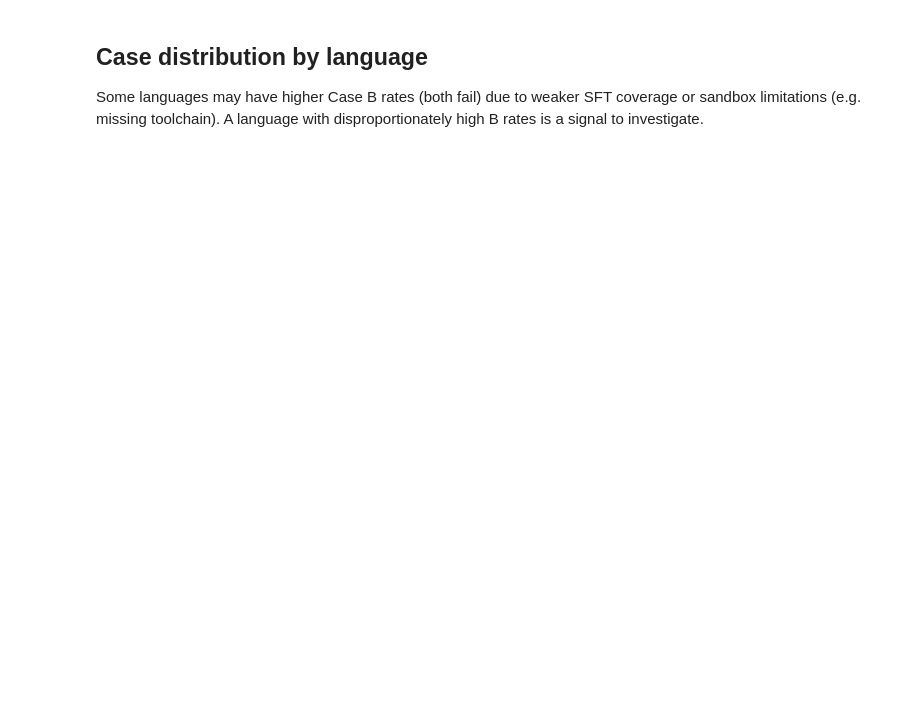
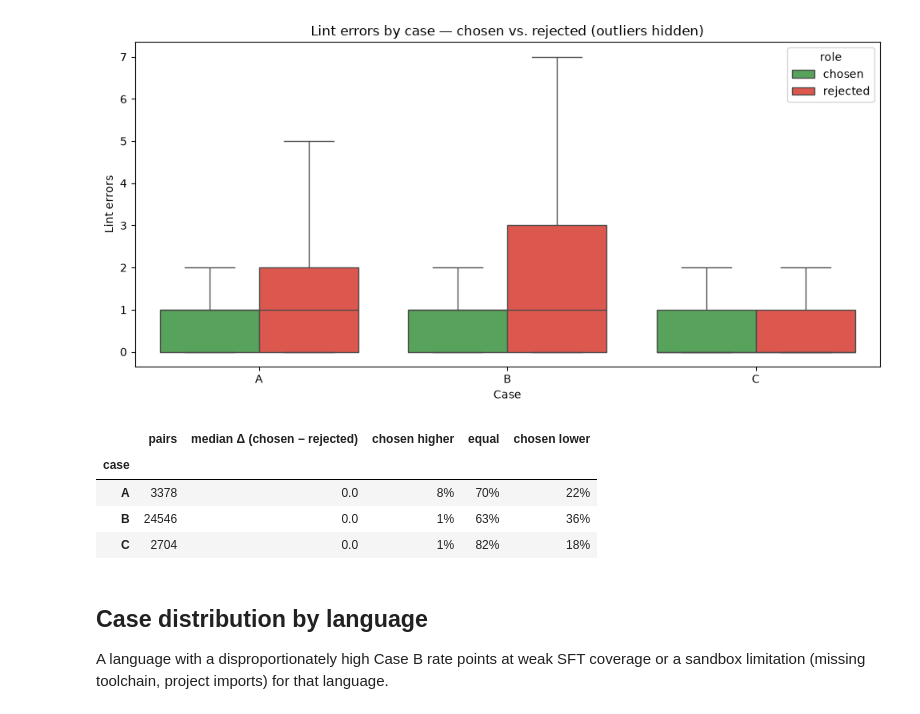
Before and after one commit to Sergasgr/CodeAlign, a Jupyter notebook: src/notebooks/03_preference_generation_report.ipynb, the cells around one changed output. Saved outputs shown, nothing was run; the diff lists cells and outputs as text; code cells hidden in the pictures; blank space fills up the shorter version.

```diff
--- a/src/notebooks/03_preference_generation_report.ipynb
+++ b/src/notebooks/03_preference_generation_report.ipynb
@@ -122,24 +160,21 @@ Fewer lint errors in chosen code means the model is being steered toward cleaner
 # %%
-if len(df_valid) > 0:
-    lint_data = pd.DataFrame({
-        "Chosen": df_valid["chosen_lint_errors"],
-        "Rejected": df_valid["rejected_lint_errors"],
-    }).dropna()
-
-    fig, ax = plt.subplots(figsize=(8, 5))
-    lint_melted = lint_data.melt(var_name="Type", value_name="Lint Errors")
-    sns.boxplot(data=lint_melted, x="Type", y="Lint Errors",
-                palette={"Chosen": "#4CAF50", "Rejected": "#F44336"}, ax=ax)
-    ax.set_title("Lint errors — chosen vs. rejected")
-    plt.tight_layout()
-    plt.show()
-
-    print(f"Chosen  — median lint errors: {df_valid['chosen_lint_errors'].median():.1f}")
-    print(f"Rejected — median lint errors: {df_valid['rejected_lint_errors'].median():.1f}")
-else:
-    print("No valid pairs generated — run Phase 3 first.")
+fig, ax = plt.subplots(figsize=(10, 5))
+sns.boxplot(data=by_case("lint_errors"), x="case", y="lint_errors", hue="role", order=case_order,
+            hue_order=["chosen", "rejected"], palette={"chosen": "#4CAF50", "rejected": "#F44336"},
+            showfliers=False, ax=ax)
+ax.set(title="Lint errors by case — chosen vs. rejected (outliers hidden)", ylabel="Lint errors", xlabel="Case")
+plt.tight_layout()
+plt.show()
+delta_table("lint_errors")
+# %% [output]
+[figure, added]
+|  | pairs | median Δ (chosen − rejected) | chosen higher | equal | chosen lower |
+| case |  |  |  |  |  |
+| A | 3378 | 0.0 | 8% | 70% | 22% |
+| B | 24546 | 0.0 | 1% | 63% | 36% |
+| C | 2704 | 0.0 | 1% | 82% | 18% |
 # %% [markdown]
 ## Case distribution by language
 
-Some languages may have higher Case B rates (both fail) due to weaker SFT coverage or sandbox limitations (e.g. missing toolchain). A language with disproportionately high B rates is a signal to investigate.
+A language with a disproportionately high Case B rate points at weak SFT coverage or a sandbox limitation (missing toolchain, project imports) for that language.
 # %%
```
Also changed, not shown: parts of 17 cells of this notebook, 42 other files.
